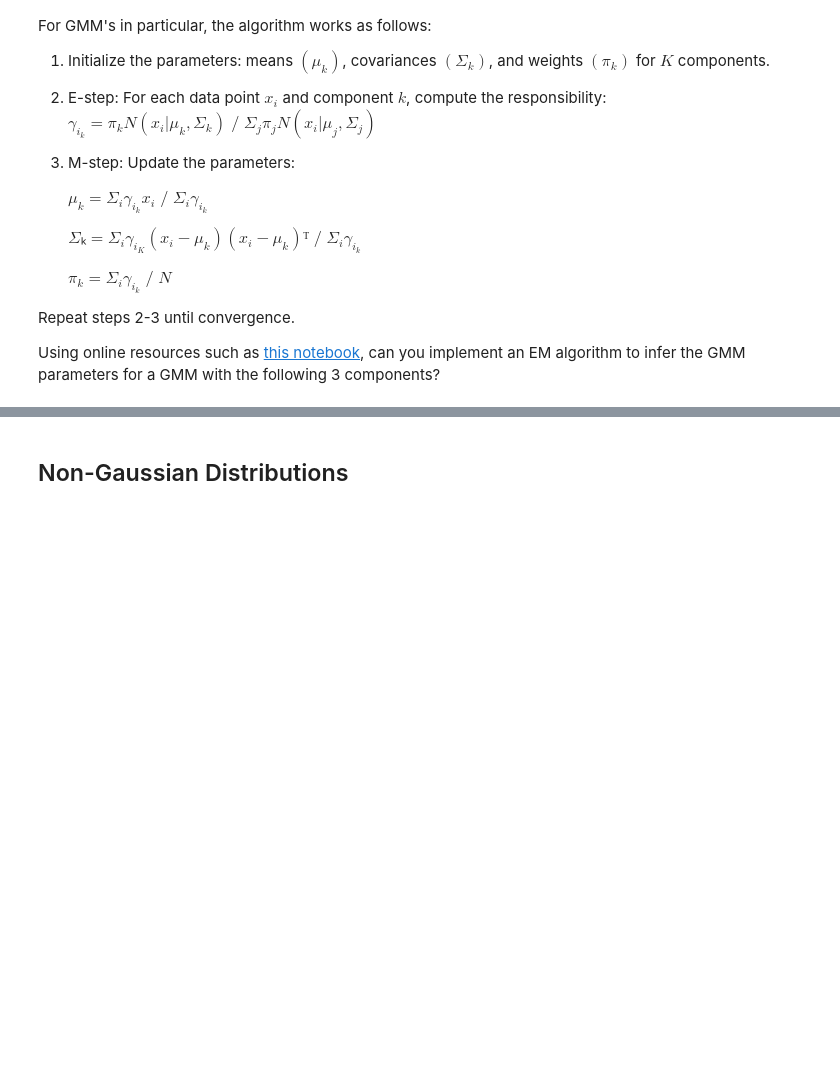
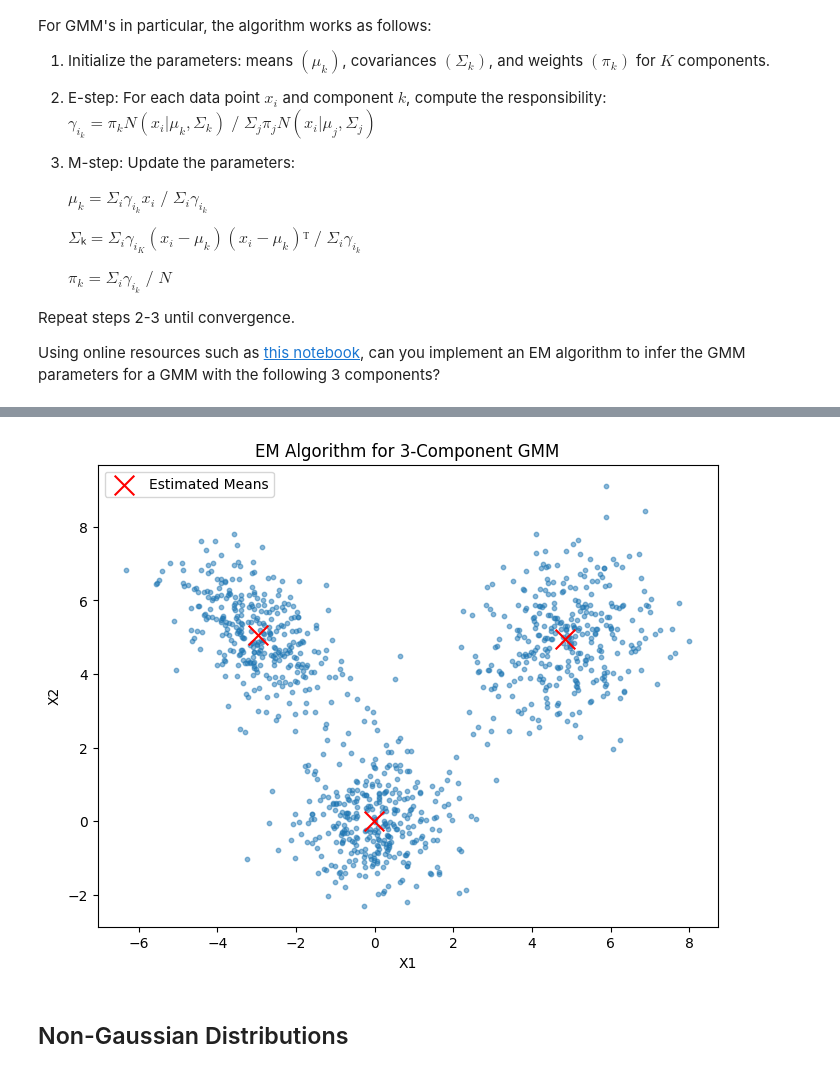
Before and after one commit to amarmohammed398/Gaussian-Bayesian-Statistics-, a Jupyter notebook: Labs/Lab_Prob&Stats.ipynb, the cells around one changed output, grey strips where cells are left out. Drawn from its saved outputs; the diff is of its cells as text; code cells hidden in the pictures; blank space fills up the shorter version.

```diff
--- a/Labs/Lab_Prob&Stats.ipynb
+++ b/Labs/Lab_Prob&Stats.ipynb
@@ -1063,0 +1119,70 @@ X = np.vstack((X1, X2, X3))
+# %%
+import numpy as np
+from scipy.stats import multivariate_normal
+import matplotlib.pyplot as plt
+
+# ---------------------------
+# Step 0: Generate synthetic data
+# ---------------------------
+np.random.seed(42)
+n_samples = 1000
+
+X1 = np.random.multivariate_normal([0, 0], [[1, 0], [0, 1]], n_samples // 3)
+X2 = np.random.multivariate_normal([5, 5], [[1.5, 0.5], [0.5, 1.5]], n_samples // 3)
+X3 = np.random.multivariate_normal([-3, 5], [[1.2, -0.7], [-0.7, 1.2]], n_samples // 3)
+X = np.vstack((X1, X2, X3))
+
+# ---------------------------
+# Step 1: Initialize parameters
+# ---------------------------
+K = 3  # Number of components
+n, d = X.shape
+
+np.random.seed(0)
+mu = X[np.random.choice(n, K, replace=False)]  # Random initial means
+cov = np.array([np.eye(d) for _ in range(K)])  # Initial covariances (identity)
+pi = np.ones(K) / K  # Equal mixing coefficients
+
+# ---------------------------
+# Step 2: EM algorithm
+# ---------------------------
+n_iter = 50  # Number of iterations
+for iteration in range(n_iter):
+    # --- E-step: compute responsibilities ---
+    gamma = np.zeros((n, K))  # responsibilities
+    for k in range(K):
+        gamma[:, k] = pi[k] * multivariate_normal.pdf(X, mean=mu[k], cov=cov[k])
+    gamma /= gamma.sum(axis=1, keepdims=True)  # normalize so each row sums to 1
+
+    # --- M-step: update parameters ---
+    Nk = gamma.sum(axis=0)  # effective number of points per cluster
+
+    for k in range(K):
+        # Update mean
+        mu[k] = (gamma[:, k][:, np.newaxis] * X).sum(axis=0) / Nk[k]
+        # Update covariance
+        diff = X - mu[k]
+        cov[k] = (gamma[:, k][:, np.newaxis, np.newaxis] *
+                  np.einsum('ni,nj->nij', diff, diff)).sum(axis=0) / Nk[k]
+        # Update mixing coefficient
+        pi[k] = Nk[k] / n
+
+# ---------------------------
+# Step 3: Output results
+# ---------------------------
+print("Final means:\n", mu)
+print("Final covariances:\n", cov)
+print("Final mixing coefficients:\n", pi)
+
+# ---------------------------
+# Step 4: Plot the data and means
+# ---------------------------
+plt.figure(figsize=(8, 6))
+plt.scatter(X[:, 0], X[:, 1], s=10, alpha=0.5)
+plt.scatter(mu[:, 0], mu[:, 1], c='red', marker='x', s=200, label='Estimated Means')
+plt.title('EM Algorithm for 3-Component GMM')
+plt.xlabel('X1')
+plt.ylabel('X2')
+plt.legend()
+plt.show()
+# %% [output]
@@ -1064,3 +1204,4 @@ X = np.vstack((X1, X2, X3))
+[figure, added]
 # %% [markdown]
 ## Non-Gaussian Distributions
 # %% [markdown]
```
Also changed, not shown: parts of 13 cells of this notebook.
